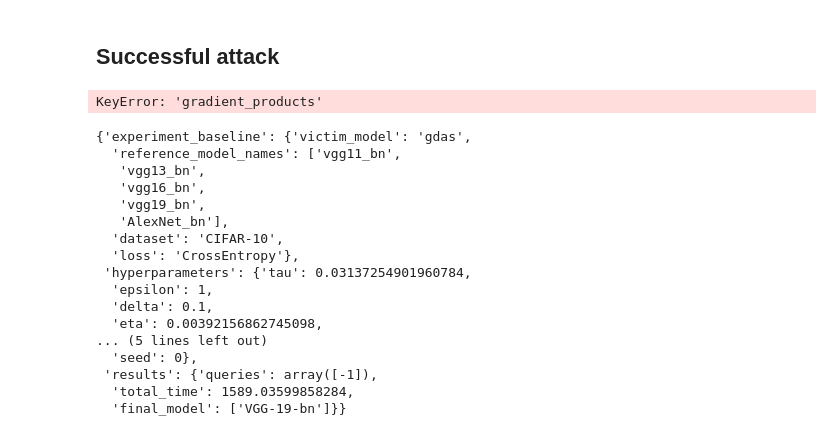
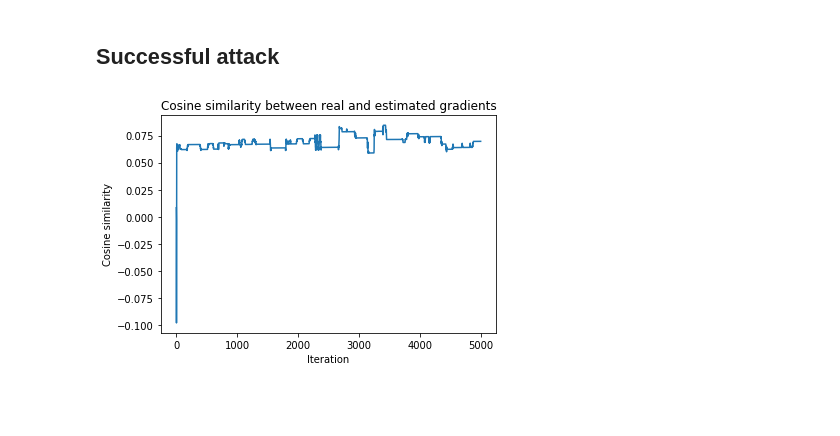
Before and after one commit to epfl-ml-reproducers/subspace-attack-reproduction, a Jupyter notebook: notebooks/experiment_analysis.ipynb, the cells around one changed output. Cells and saved outputs as stored; diff of their text form; code cells hidden in the pictures; blank space fills up the shorter version.

```diff
--- a/notebooks/experiment_analysis.ipynb
+++ b/notebooks/experiment_analysis.ipynb
@@ -129,41 +135,21 @@ _ = plt.title('Estimated gradient norm of a failed query, as a function of the i
 # %% [markdown]
 ## Successful attack
 # %%
-experiment_filename = '2019-12-16.23-28-gradient-successful.npy'
+experiment_filename = '2019-12-17.10.53-gradient-successful.npy'
 
 experiment_path = OUTPUTS_FOLDER + experiment_filename
 
 experiment = np.load(experiment_path, allow_pickle=True).item()
 results = experiment['results']
 
 gradient_products = results['gradient_products']
 true_gradient_norms = results['true_gradient_norms']
 estimated_gradient_norms = results['estimated_gradient_norms']
 
-plt.plot(gradient_products[5])
+plt.plot(gradient_products[0])
 plt.xlabel('Iteration')
 plt.ylabel('Cosine similarity')
 _ = plt.title('Cosine similarity between real and estimated gradients')
 # %% [output]
-KeyError: 'gradient_products'
+[figure, added]
-# %%
-experiment
-# %% [output]
-{'experiment_baseline': {'victim_model': 'gdas',
-  'reference_model_names': ['vgg11_bn',
-   'vgg13_bn',
-   'vgg16_bn',
-   'vgg19_bn',
-   'AlexNet_bn'],
-  'dataset': 'CIFAR-10',
-  'loss': 'CrossEntropy'},
- 'hyperparameters': {'tau': 0.03137254901960784,
-  'epsilon': 1,
-  'delta': 0.1,
-  'eta': 0.00392156862745098,
-... (5 lines left out)
-  'seed': 0},
- 'results': {'queries': array([-1]),
-  'total_time': 1589.03599858284,
-  'final_model': ['VGG-19-bn']}}
 # %%
```
Also changed, not shown: parts of 6 cells of this notebook, 2 other files.
